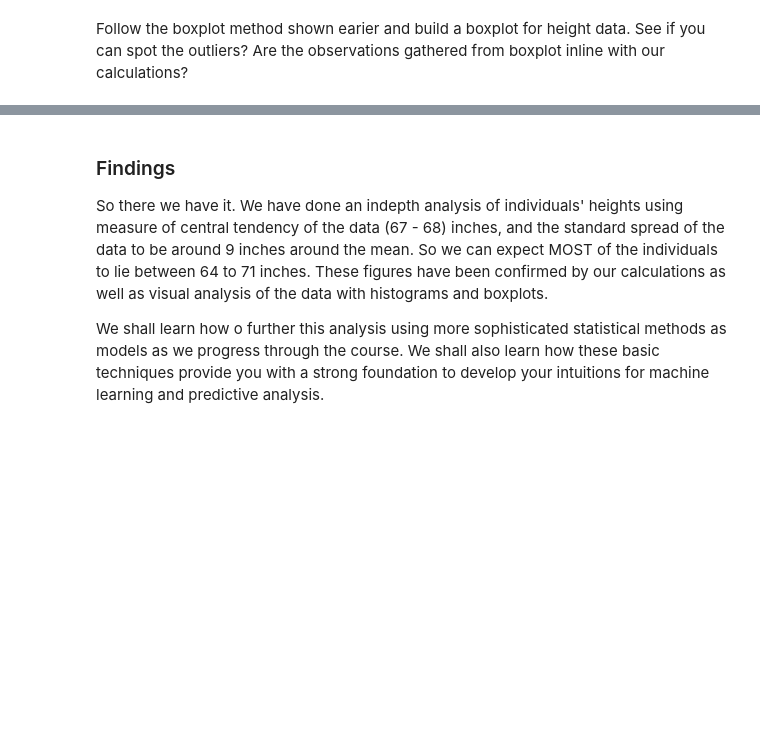
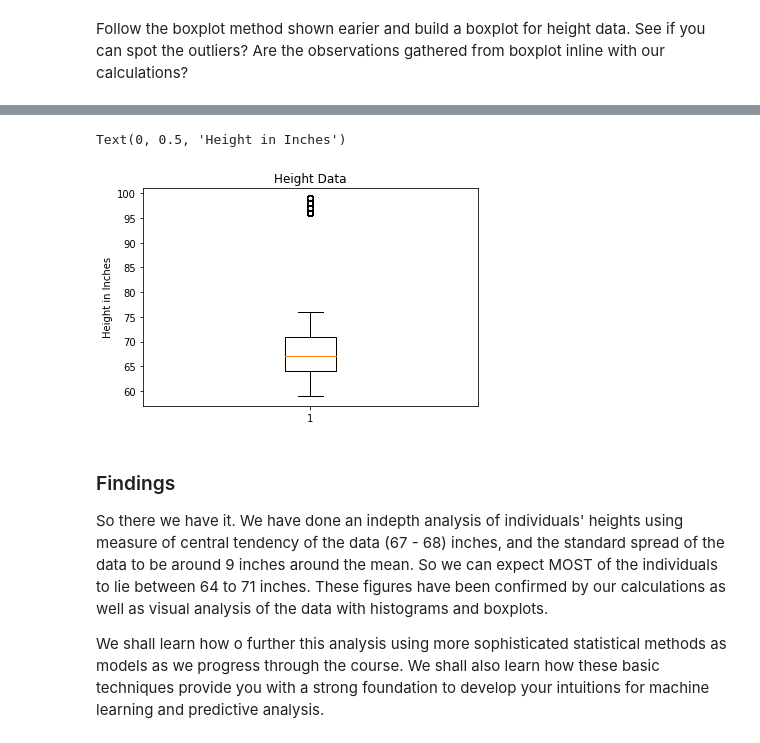
Before and after one commit to ktzioumis/dsc-1-02-17-implementing-statistics-with-functions-lab-online-ds-pt-112618, a Jupyter notebook: index.ipynb, the cells around one changed output, grey strips where cells are left out. Saved outputs shown, nothing was run; the diff lists cells and outputs as text; code cells hidden in the pictures; blank space fills up the shorter version.

Commit message:
to the highest heights

```diff
--- a/index.ipynb
+++ b/index.ipynb
@@ -335,3 +338,10 @@ Text(0.5,1,'Height Data')
+# %%
+plt.boxplot(height)
+plt.title('Height Data')
+plt.ylabel('Height in Inches')
+# %% [output]
+Text(0, 0.5, 'Height in Inches')
+[figure, added]
 # %%
 # Record your observations here
 # %% [markdown]
```
Also changed, not shown: parts of 5 cells of this notebook.
